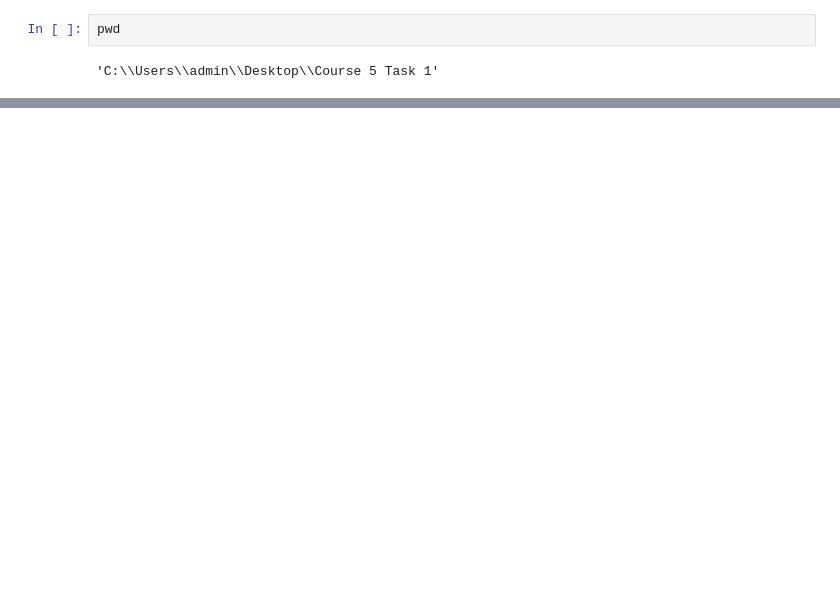
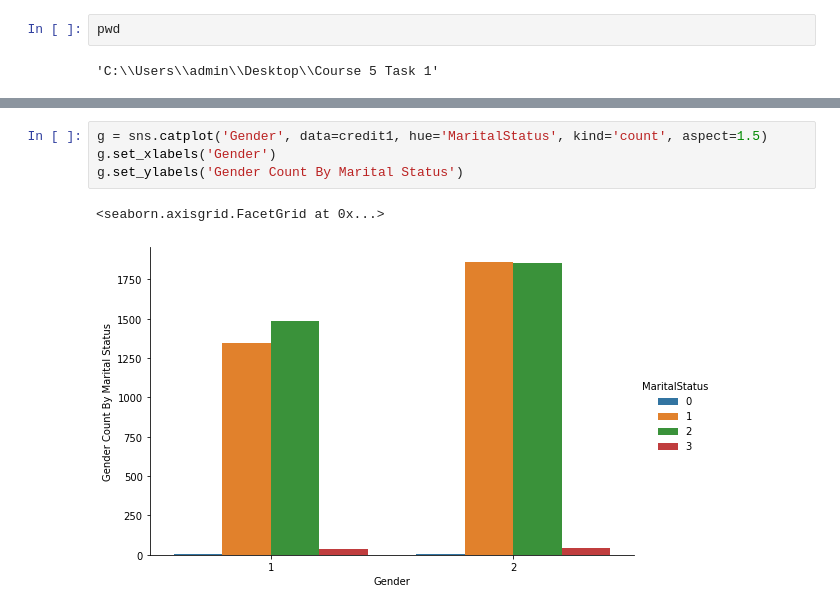
Before and after one commit to asaucedo89/Credit-One-Default-Risk, a Jupyter notebook: Course 5 Jupyter-checkpoint.ipynb, the cells around one changed output, grey strips where cells are left out. Saved outputs shown, nothing was run; the diff lists cells and outputs as text; blank space fills up the shorter version.

```diff
--- a/Course 5 Jupyter-checkpoint.ipynb
+++ b/Course 5 Jupyter-checkpoint.ipynb
@@ -182,0 +391,7 @@ variable.head()
+# %%
+g = sns.catplot('Gender', data=credit1, hue='MaritalStatus', kind='count', aspect=1.5)
+g.set_xlabels('Gender')
+g.set_ylabels('Gender Count By Marital Status')
+# %% [output]
+<seaborn.axisgrid.FacetGrid at 0x...>
+[figure, added]
```
Also changed, not shown: parts of 84 cells of this notebook.
